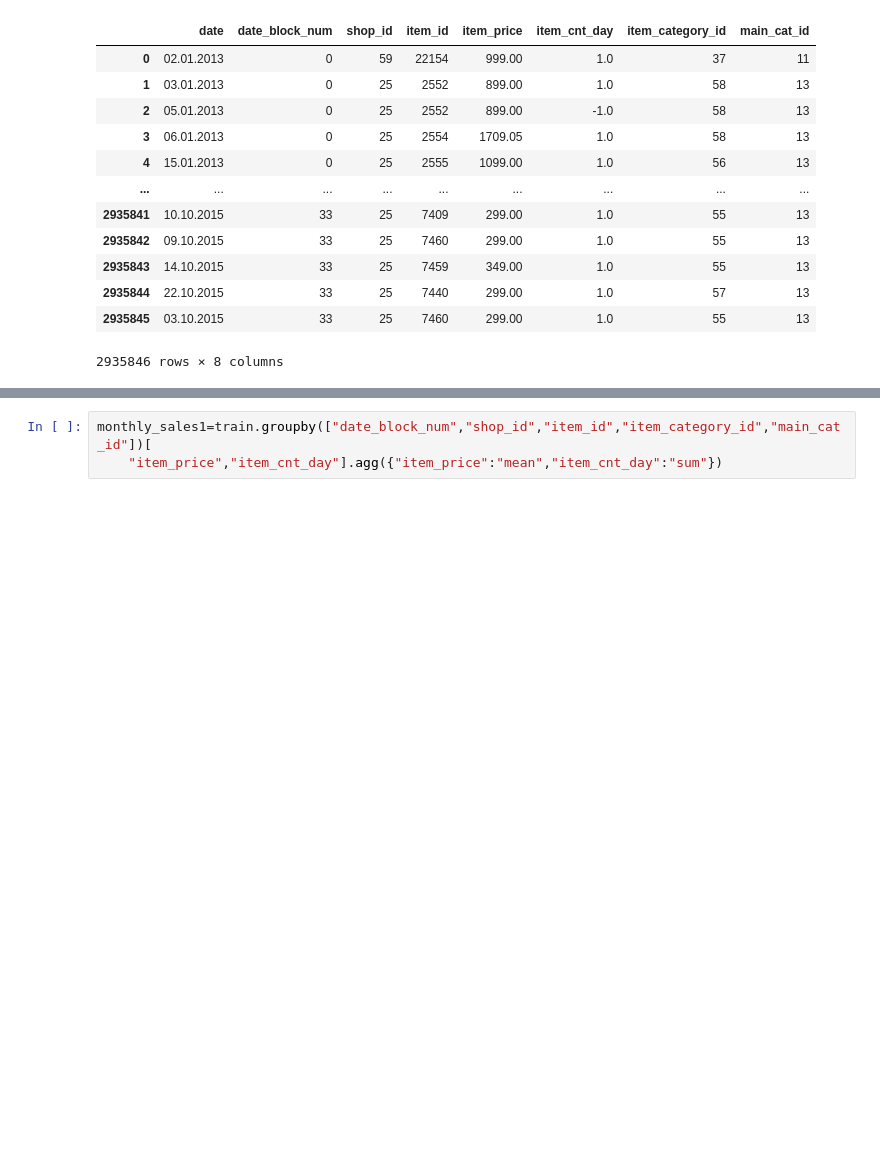
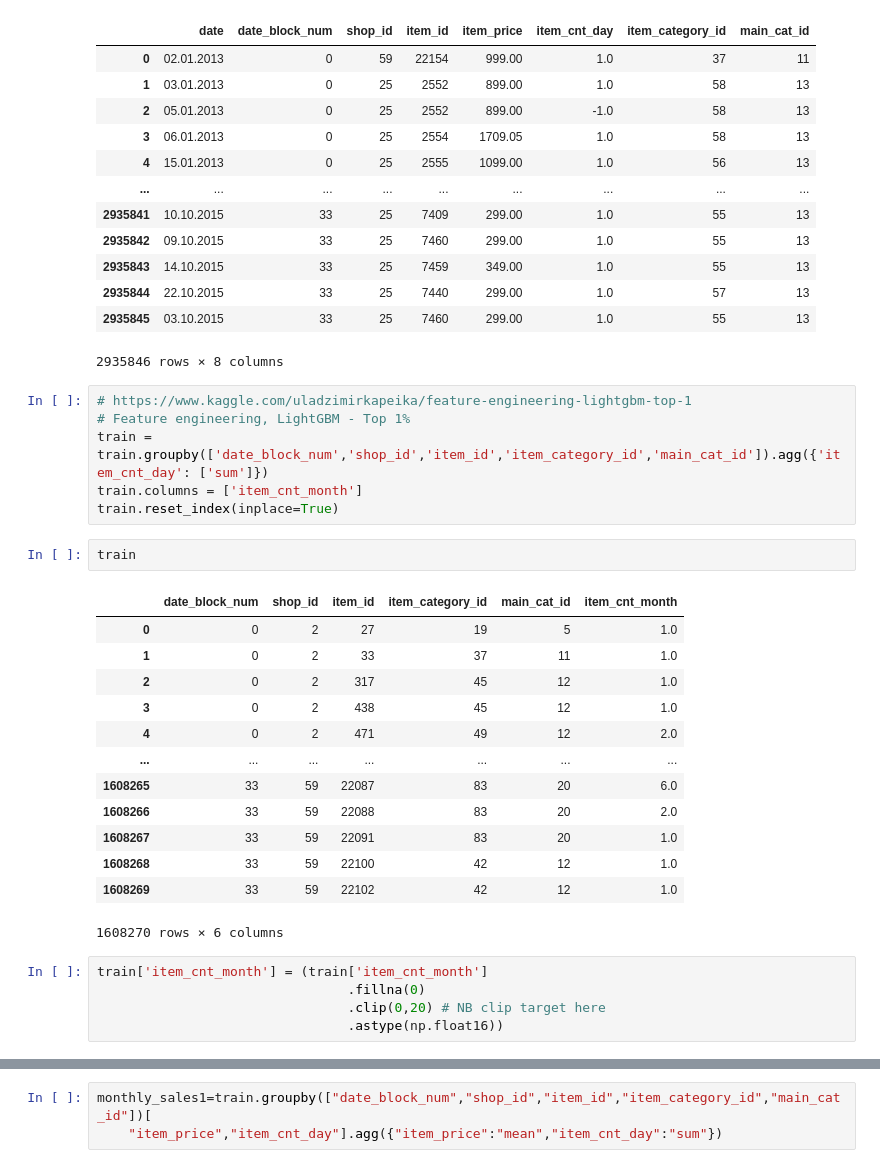
Before and after one commit to Jenny-Jo/-_sales_price, a Jupyter notebook: predict_future_sales/Predict Future Sales.ipynb, the cells around one changed output, grey strips where cells are left out. Cells and saved outputs as stored; diff of their text form; blank space fills up the shorter version.

```diff
--- a/predict_future_sales/Predict Future Sales.ipynb
+++ b/predict_future_sales/Predict Future Sales.ipynb
@@ -142,3 +158,30 @@ train
 | 2935844 | 22.10.2015 | 33 | 25 | 7440 | 299.00 | 1.0 | 57 | 13 |
 | 2935845 | 03.10.2015 | 33 | 25 | 7460 | 299.00 | 1.0 | 55 | 13 |
 2935846 rows × 8 columns
+# %%
+# https://www.kaggle.com/uladzimirkapeika/feature-engineering-lightgbm-top-1
+# Feature engineering, LightGBM - Top 1%
+train = train.groupby(['date_block_num','shop_id','item_id','item_category_id','main_cat_id']).agg({'item_cnt_day': ['sum']})
+train.columns = ['item_cnt_month']
+train.reset_index(inplace=True)
+# %%
+train
+# %% [output]
+|  | date_block_num | shop_id | item_id | item_category_id | main_cat_id | item_cnt_month |
+| 0 | 0 | 2 | 27 | 19 | 5 | 1.0 |
+| 1 | 0 | 2 | 33 | 37 | 11 | 1.0 |
+| 2 | 0 | 2 | 317 | 45 | 12 | 1.0 |
+| 3 | 0 | 2 | 438 | 45 | 12 | 1.0 |
+| 4 | 0 | 2 | 471 | 49 | 12 | 2.0 |
+| ... | ... | ... | ... | ... | ... | ... |
+| 1608265 | 33 | 59 | 22087 | 83 | 20 | 6.0 |
+| 1608266 | 33 | 59 | 22088 | 83 | 20 | 2.0 |
+| 1608267 | 33 | 59 | 22091 | 83 | 20 | 1.0 |
+| 1608268 | 33 | 59 | 22100 | 42 | 12 | 1.0 |
+| 1608269 | 33 | 59 | 22102 | 42 | 12 | 1.0 |
+1608270 rows × 6 columns
+# %%
+train['item_cnt_month'] = (train['item_cnt_month']
+                                .fillna(0)
+                                .clip(0,20) # NB clip target here
+                                .astype(np.float16))
```
Also changed, not shown: parts of 21 cells of this notebook, 4 other files.
